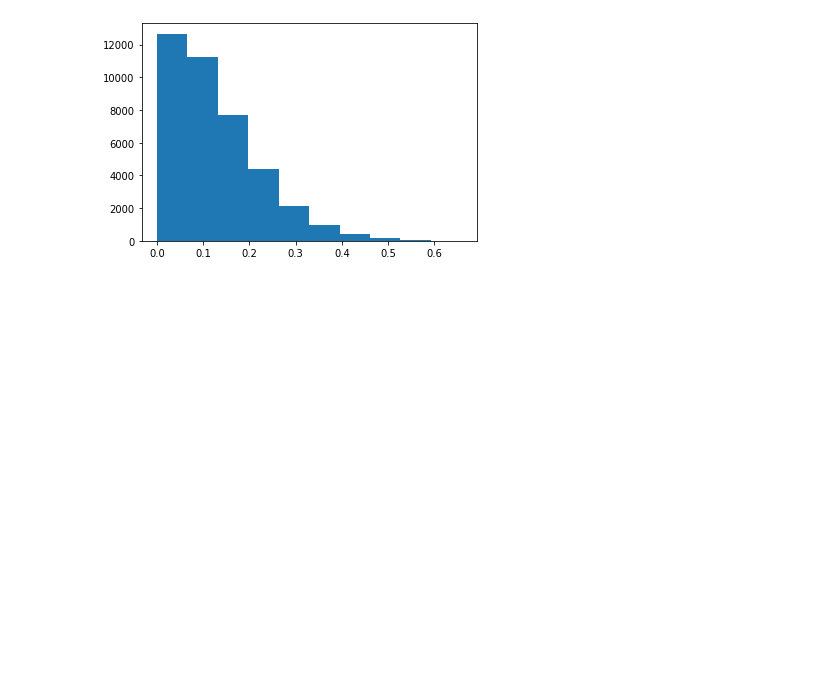
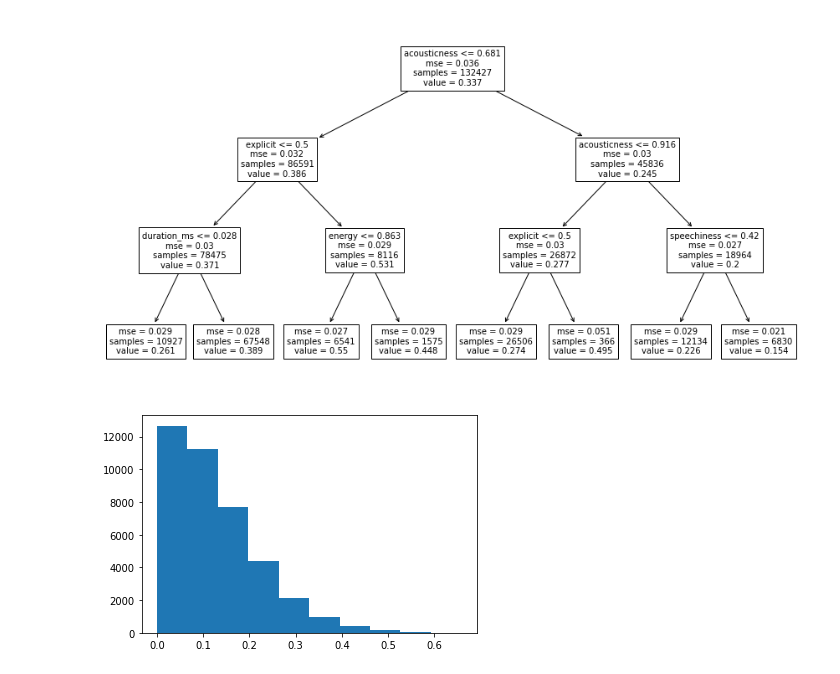
Before and after one commit to Naive-Meme-Classifiers/spotify-popularity-predictor, a Jupyter notebook: predictor-dt.ipynb, the cells around one changed output. Saved outputs shown, nothing was run; the diff lists cells and outputs as text; code cells hidden in the pictures; blank space fills up the shorter version.

```diff
--- a/predictor-dt.ipynb
+++ b/predictor-dt.ipynb
@@ -287,9 +228,13 @@ for msl in range(1,100,5):
 # %%
 # Draw tree
+clf = tree.DecisionTreeRegressor(ccp_alpha=3.9388E-05, max_depth= 3)
+clf.fit(X,y)
 # clf.get_depth()
-# plt.figure(figsize=(50,12))
-# tree.plot_tree(clf,  fontsize=10, feature_names=headers)
-# plt.show()
+plt.figure(figsize=(15,8))
+tree.plot_tree(clf,  fontsize=10, feature_names=usecols)
+plt.show()
+# %% [output]
+[figure, added]
 # %%
 my_tree = tree.DecisionTreeRegressor(ccp_alpha=3.9388E-05, min_samples_split= 238)
 my_tree.fit(X_train, y_train)
```
Also changed, not shown: parts of 15 cells of this notebook, 7 other files.
